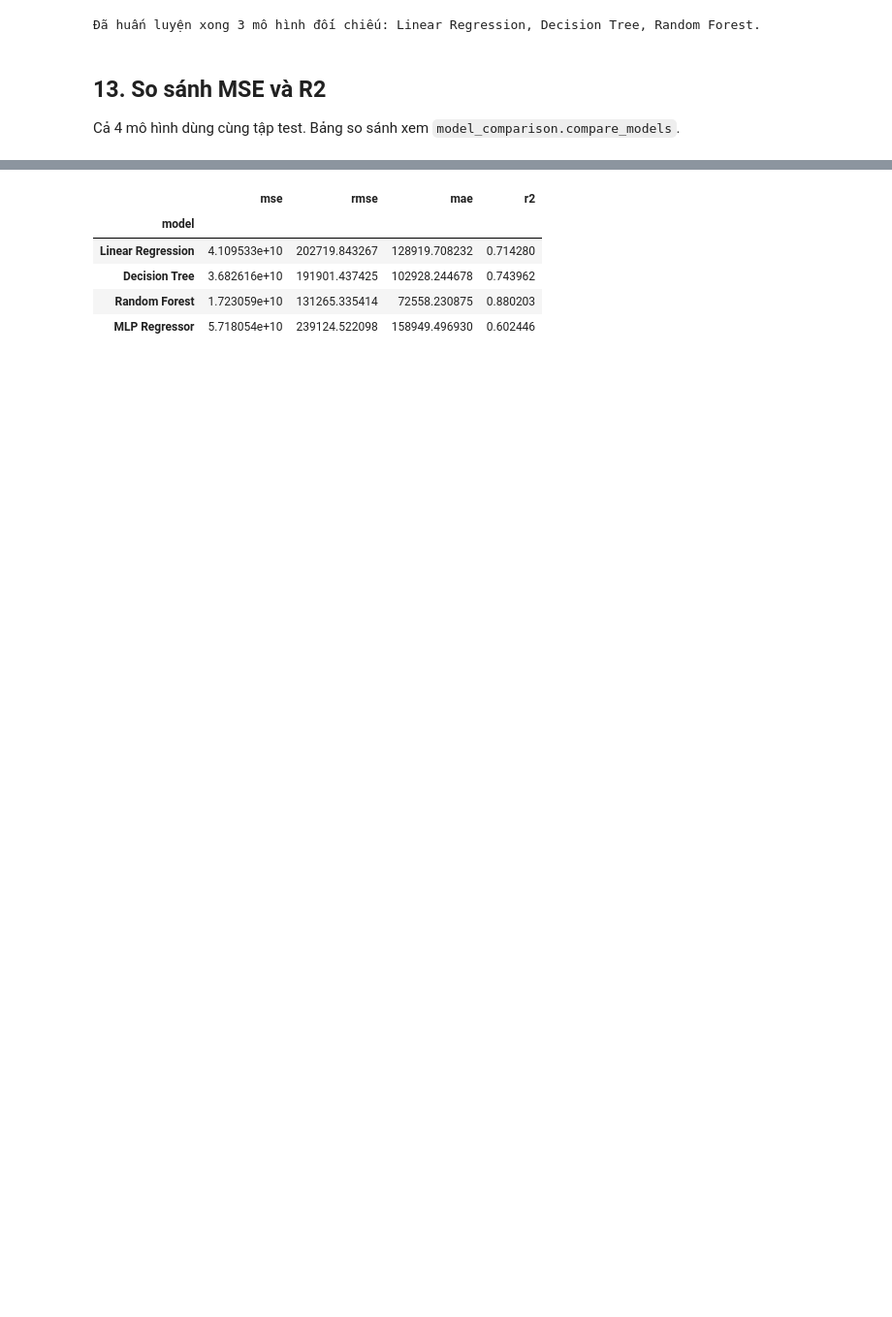
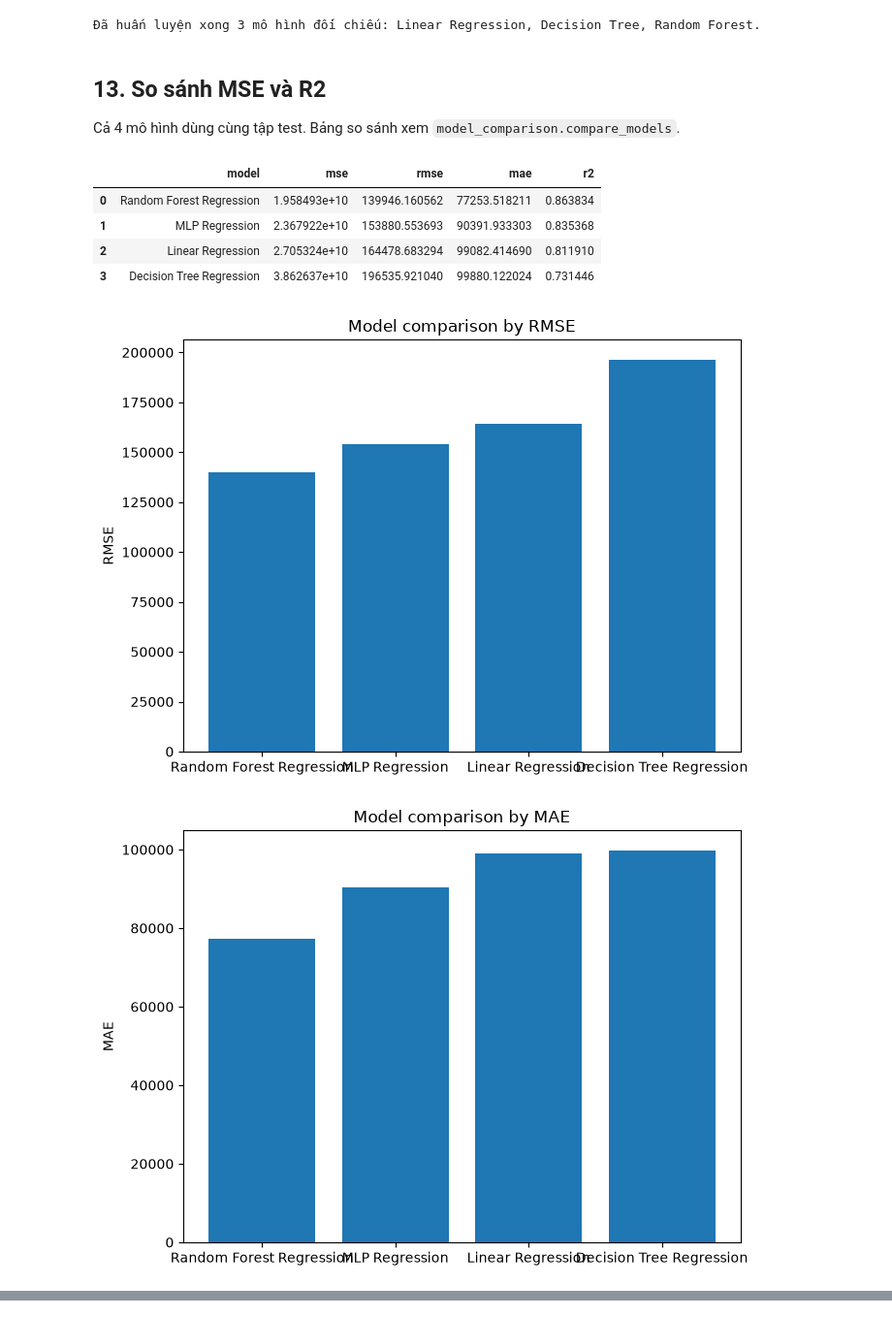
Before and after one commit to ThanhHuyMLE/Project_MachineLearning_Group5, a Jupyter notebook: notebooks/practice_04_mlp_regression.ipynb, the cells around one changed output, grey strips where cells are left out. Shown at 97% size. Drawn from its saved outputs; the diff is of its cells as text; code cells hidden in the pictures; blank space fills up the shorter version.

```diff
--- a/notebooks/practice_04_mlp_regression.ipynb
+++ b/notebooks/practice_04_mlp_regression.ipynb
@@ -715,42 +691,34 @@ print("Đã huấn luyện xong 3 mô hình đối chiếu: Linear Regression, D
 
 Cả 4 mô hình dùng cùng tập test. Bảng so sánh xem `model_comparison.compare_models`.
 # %%
-import inspect
-import numpy as np
-import pandas as pd
-from sklearn.metrics import mean_absolute_error, mean_squared_error, r2_score
-from house_price import evaluation, model_comparison
-
-# Kiểm tra tham số duy nhất mà compare_models yêu cầu
-print("Chữ ký hàm compare_models:", inspect.signature(model_comparison.compare_models))
-
 all_models = {
+    "MLP Regression": mlp_model,
     "Linear Regression": linear_model,
-    "Decision Tree": dt_model,
-    "Random Forest": rf_model,
-    "MLP Regressor": mlp_model,
+    "Decision Tree Regression": dt_model,
+    "Random Forest Regression": rf_model,
 }
 
-y_true = np.asarray(y_test, dtype=float).ravel()
-
-# Tính kết quả đánh giá cho từng mô hình trên tập test
-rows = []
-for name, model in all_models.items():
-    y_pred = np.asarray(model.predict(X_test), dtype=float).ravel()
-    mse = mean_squared_error(y_true, y_pred)
-    rows.append({
-        "model": name,
-        "mse": mse,
-        "rmse": float(np.sqrt(mse)),
-        "mae": float(mean_absolute_error(y_true, y_pred)),
-        "r2": float(r2_score(y_true, y_pred)),
-    })
-
-# Thử gọi compare_models với list các dict kết quả; nếu cấu trúc khác thì hiển thị bảng trực tiếp
-try:
-    comparison_df = model_comparison.compare_models(rows)
-except Exception:
-    comparison_df = pd.DataFrame(rows).set_index("model")
+# compare_models yêu cầu dict {tên mô hình: {mse, rmse, mae, r2}},
+# tất cả đánh giá trên cùng tập test đã chuẩn hóa (X_test_prep).
+results = {
+    name: regression_metrics(y_test, model.predict(X_test_prep))
+    for name, model in all_models.items()
+}
+comparison_df = compare_models(results)
 
 display(comparison_df)
+
+for metric in ("rmse", "mae", "r2"):
+    fig = plot_metric_comparison(comparison_df, metric=metric)
+    plt.show()
+
+comparison_df.to_csv(REPO_ROOT / "outputs" / "metrics_notebook.csv", index=False)
+print(f"Đã lưu {REPO_ROOT / 'outputs' / 'metrics_notebook.csv'}")
 # %% [output]
+|  | model | mse | rmse | mae | r2 |
+| 0 | Random Forest Regression | 1.958493e+10 | 139946.160562 | 77253.518211 | 0.863834 |
+| 1 | MLP Regression | 2.367922e+10 | 153880.553693 | 90391.933303 | 0.835368 |
+| 2 | Linear Regression | 2.705324e+10 | 164478.683294 | 99082.414690 | 0.811910 |
+| 3 | Decision Tree Regression | 3.862637e+10 | 196535.921040 | 99880.122024 | 0.731446 |
+[figure, added]
+[figure, added]
@@ -758,9 +727,3 @@ Chữ ký hàm compare_models: (results: 'dict[str, dict[str, float | None]]') -
-|  | mse | rmse | mae | r2 |
-| model |  |  |  |  |
-| Linear Regression | 4.109533e+10 | 202719.843267 | 128919.708232 | 0.714280 |
-| Decision Tree | 3.682616e+10 | 191901.437425 | 102928.244678 | 0.743962 |
-| Random Forest | 1.723059e+10 | 131265.335414 | 72558.230875 | 0.880203 |
-| MLP Regressor | 5.718054e+10 | 239124.522098 | 158949.496930 | 0.602446 |
 # %% [markdown]
 ## 14. Phân tích kết quả
 
```
Also changed, not shown: parts of 27 cells of this notebook, 31 other files.
